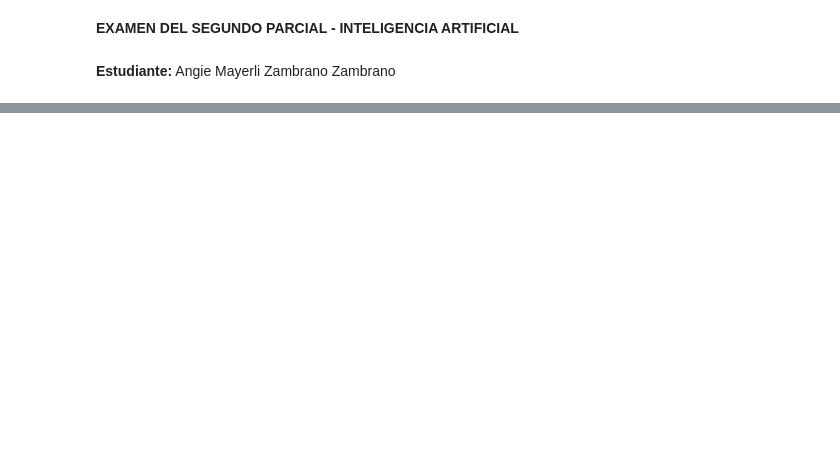
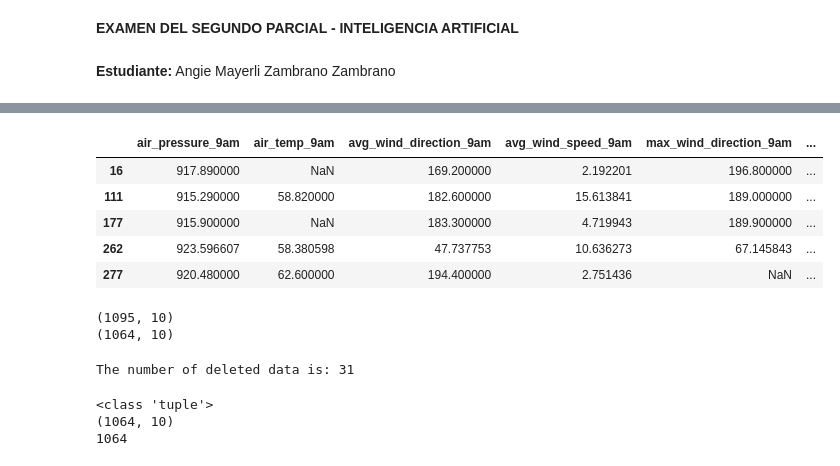
Before and after one commit to AngieZ10/ai2023angie, a Jupyter notebook: Evaluacion_P2_IA.ipynb, the cells around one changed output, grey strips where cells are left out. Drawn from its saved outputs; the diff is of its cells as text; code cells hidden in the pictures; blank space fills up the shorter version.

```diff
--- a/Evaluacion_P2_IA.ipynb
+++ b/Evaluacion_P2_IA.ipynb
@@ -11,0 +40,29 @@ df=pd.read_csv(url)
+# %%
+df[df.isnull().any(axis=1)].head(5)
+# %% [output]
+|  | air_pressure_9am | air_temp_9am | avg_wind_direction_9am | avg_wind_speed_9am | max_wind_direction_9am | ... |
+| 16 | 917.890000 | NaN | 169.200000 | 2.192201 | 196.800000 | ... |
+| 111 | 915.290000 | 58.820000 | 182.600000 | 15.613841 | 189.000000 | ... |
+| 177 | 915.900000 | NaN | 183.300000 | 4.719943 | 189.900000 | ... |
+| 262 | 923.596607 | 58.380598 | 47.737753 | 10.636273 | 67.145843 | ... |
+| 277 | 920.480000 | 62.600000 | 194.400000 | 2.751436 | NaN | ... |
+# %%
+print(df.shape)
+df_cleaning=df.dropna(axis=0)
+print(df_cleaning.shape)
+# %% [output]
+(1095, 10)
+(1064, 10)
+# %%
+print(f'The number of deleted data is: {df.shape[0]-df_cleaning.shape[0]}')
+# %% [output]
+The number of deleted data is: 31
+# %%
+aux1=df_cleaning.shape
+print(type(aux1))
+print(aux1)
+print(aux1[0])
+# %% [output]
+<class 'tuple'>
+(1064, 10)
+1064
```
Also changed, not shown: parts of 25 cells of this notebook.
